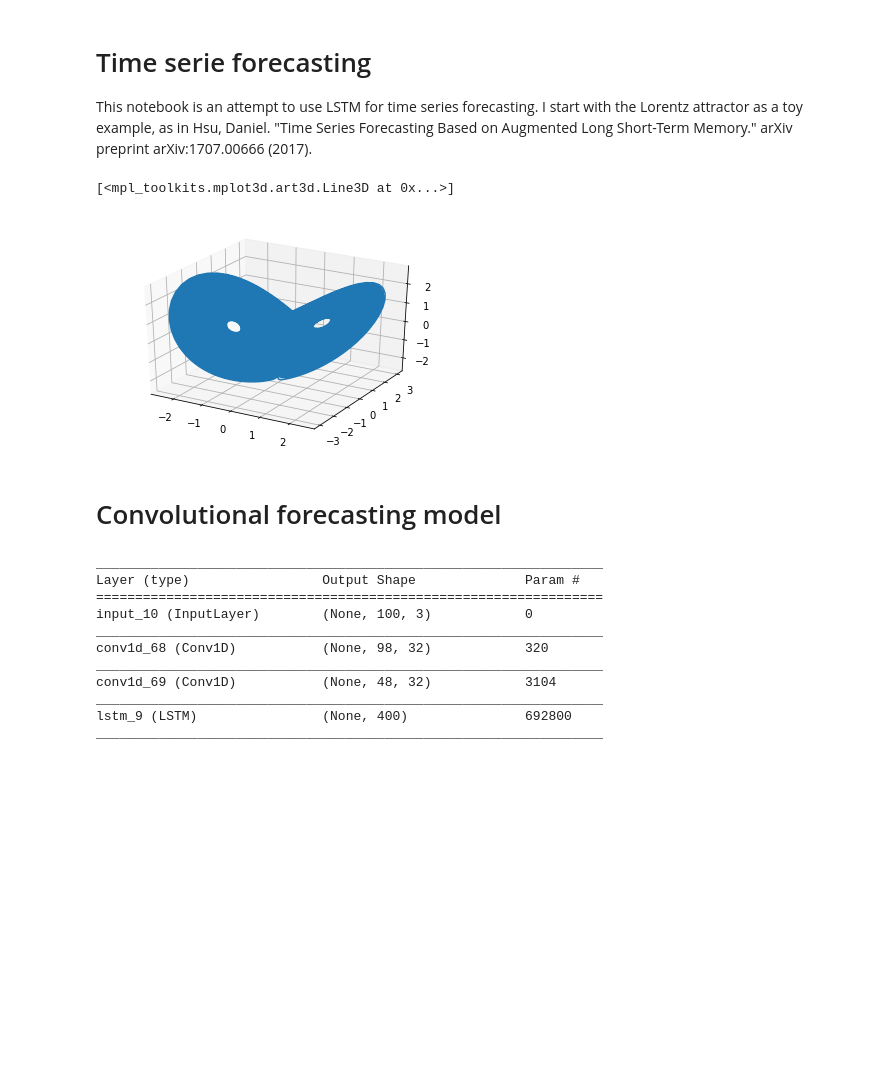
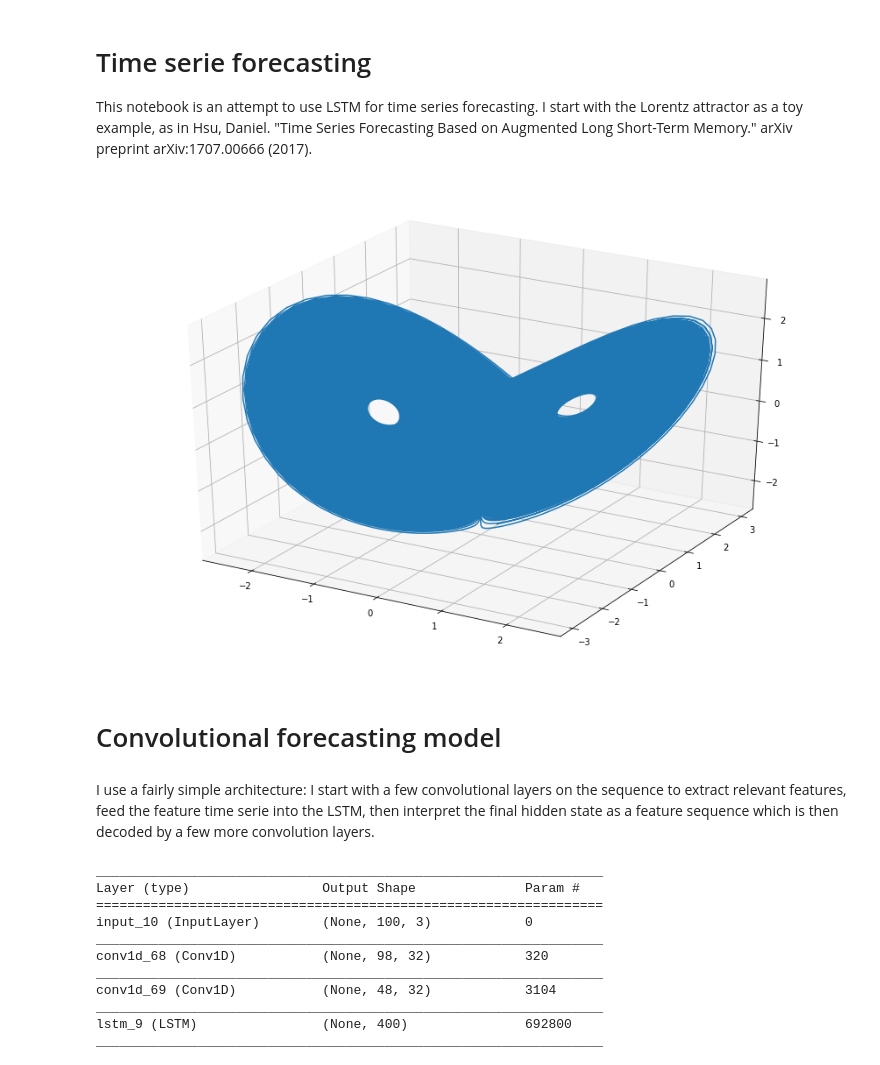
Before and after one commit to ppaga/Time-serie-forecasting, a Jupyter notebook: Time serie forecasting.ipynb, the cells around one changed output. Cells and saved outputs as stored; diff of their text form; code cells hidden in the pictures; blank space fills up the shorter version.

```diff
--- a/Time serie forecasting.ipynb
+++ b/Time serie forecasting.ipynb
@@ -41,11 +41,10 @@ y[:,2] =normalize(y[:,2])
 # %%
 from mpl_toolkits.mplot3d import Axes3D
-fig = plt.figure()
-ax = fig.add_subplot(111, projection='3d')
-ax.plot(y[:,0],y[:,1],zs = y[:,2])
+fig = plt.figure(figsize = (15,10));
+ax = fig.add_subplot(111, projection='3d');
+ax.plot(y[:,0],y[:,1],zs = y[:,2]);
 # %% [output]
-[<mpl_toolkits.mplot3d.art3d.Line3D at 0x...>]
-[figure, old version]
+[figure, new version]
 # %% [markdown]
 # Convolutional forecasting model
 # %%
@@ -78,6 +77,8 @@ def generate_batch(x, N_batch = 5000):
         y_true[i,:] = z[input_length:,:]
 #         y_true[i,:] = np.diff(z[input_length-1:,:])
     return (train_data, y_true)
+# %% [markdown]
+I use a fairly simple architecture: I start with a few convolutional layers on the sequence to extract relevant features, feed the feature time serie into the LSTM, then interpret the final hidden state as a feature sequence which is then decoded by a few more convolution layers.
 # %%
 inputs = Input(shape=(input_length,input_dim))
 
```
Also changed, not shown: parts of 11 cells of this notebook.
